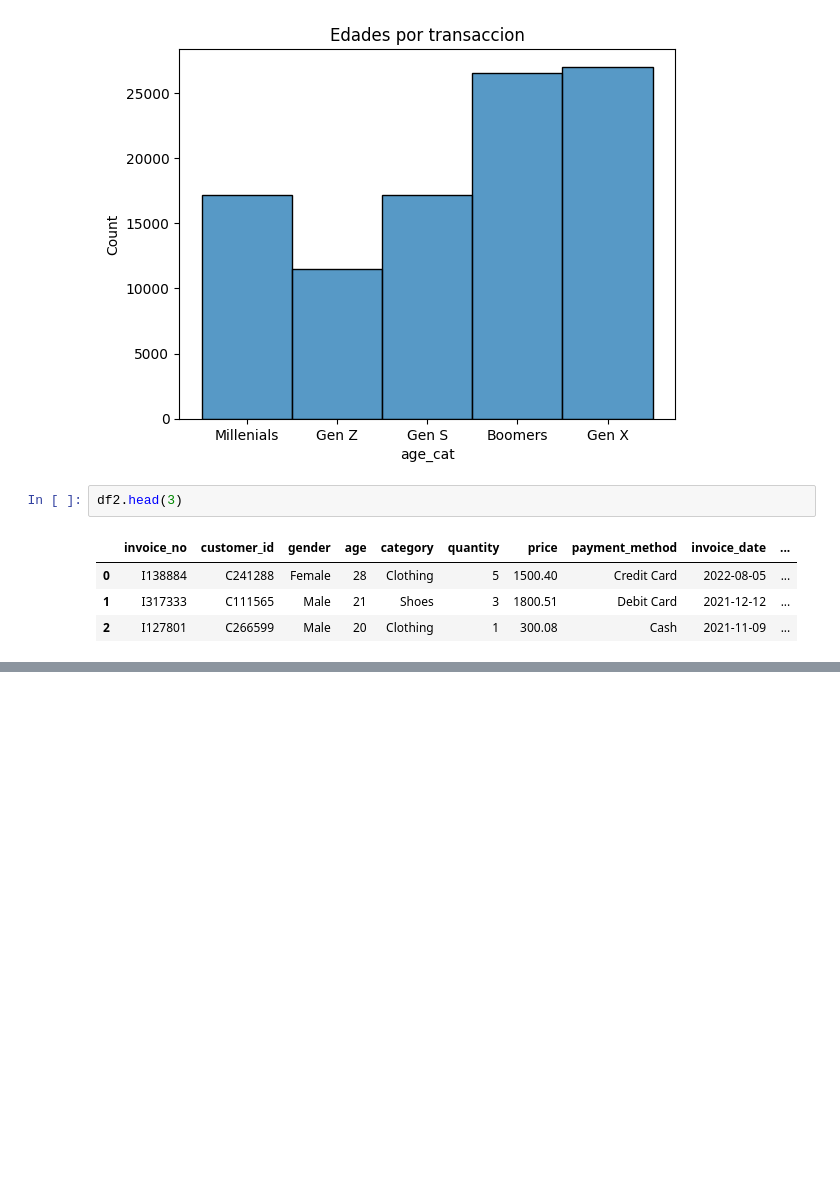
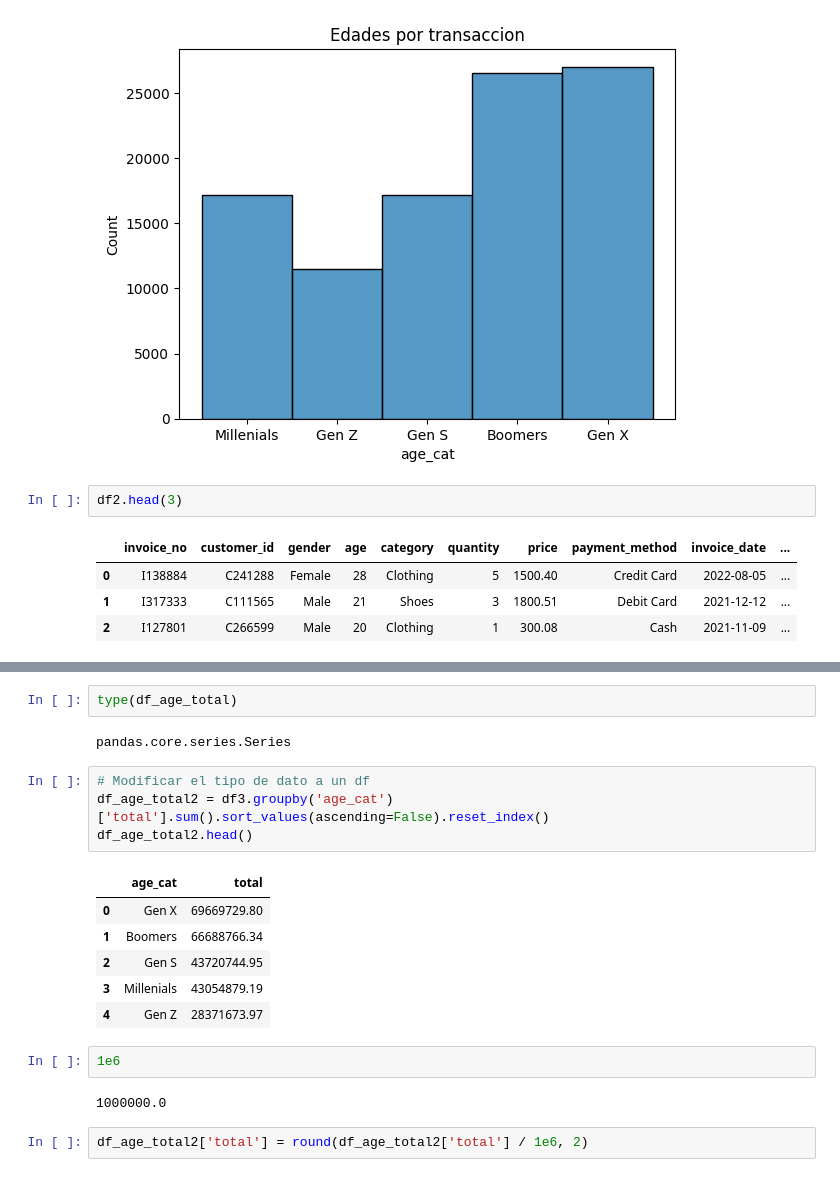
Before and after one commit to Casald/AnalisisRetail_UV, a Jupyter notebook: Analisis_Retail.ipynb, the cells around one changed output, grey strips where cells are left out. Drawn from its saved outputs; the diff is of its cells as text; blank space fills up the shorter version.

```diff
--- a/Analisis_Retail.ipynb
+++ b/Analisis_Retail.ipynb
@@ -224,0 +251,21 @@ df2.head(3)
+# %%
+type(df_age_total)
+# %% [output]
+pandas.core.series.Series
+# %%
+# Modificar el tipo de dato a un df
+df_age_total2 = df3.groupby('age_cat')['total'].sum().sort_values(ascending=False).reset_index()
+df_age_total2.head()
+# %% [output]
+|  | age_cat | total |
+| 0 | Gen X | 69669729.80 |
+| 1 | Boomers | 66688766.34 |
+| 2 | Gen S | 43720744.95 |
+| 3 | Millenials | 43054879.19 |
+| 4 | Gen Z | 28371673.97 |
+# %%
+1e6
+# %% [output]
+1000000.0
+# %%
+df_age_total2['total'] = round(df_age_total2['total'] / 1e6, 2)
```
Also changed, not shown: parts of 12 cells of this notebook.
